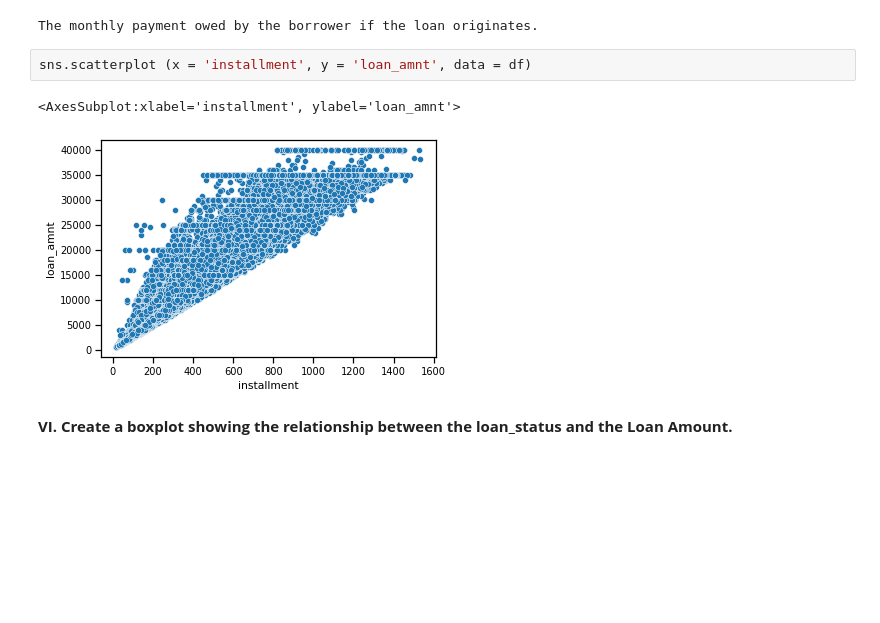
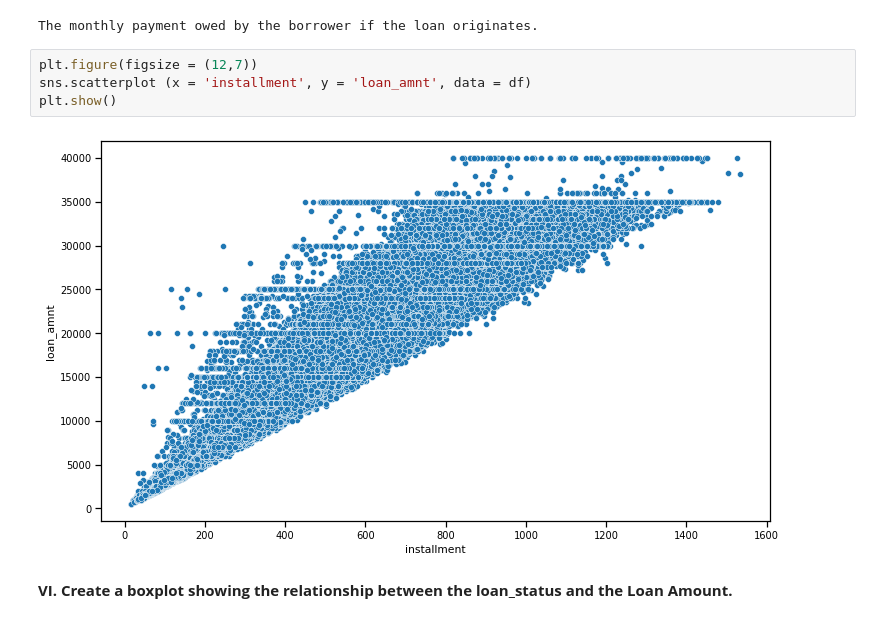
Before and after one commit to js7648705/Deep-Learning-Project, a Jupyter notebook: Keras-Project.ipynb, the cells around one changed output. Drawn from its saved outputs; the diff is of its cells as text; blank space fills up the shorter version.

```diff
--- a/Keras-Project.ipynb
+++ b/Keras-Project.ipynb
@@ -290,10 +290,11 @@ print(data_info.loc['installment']['Description'])
 # %% [output]
 The monthly payment owed by the borrower if the loan originates.
 # %%
+plt.figure(figsize = (12,7))
 sns.scatterplot (x = 'installment', y = 'loan_amnt', data = df)
+plt.show()
 # %% [output]
-<AxesSubplot:xlabel='installment', ylabel='loan_amnt'>
-[figure, old version]
+[figure, new version]
 # %% [markdown]
 **VI. Create a boxplot showing the relationship between the loan_status and the Loan Amount.**
 # %%
```
Also changed, not shown: parts of 21 cells of this notebook.
